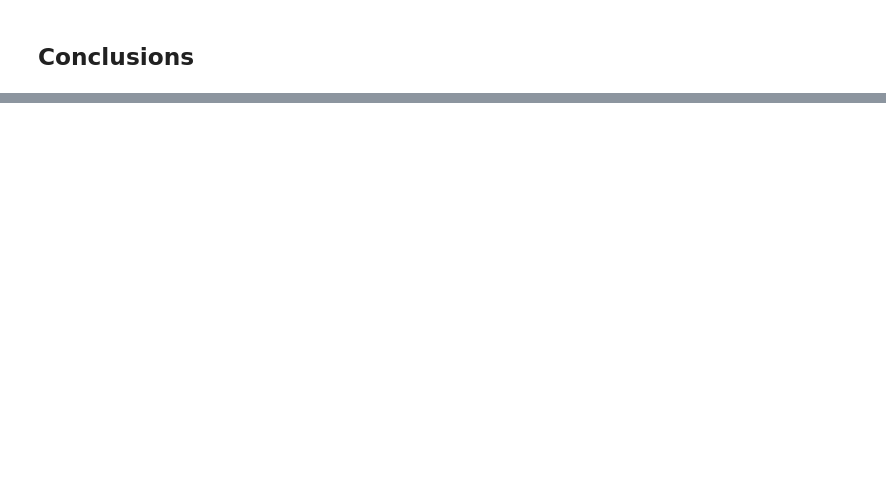
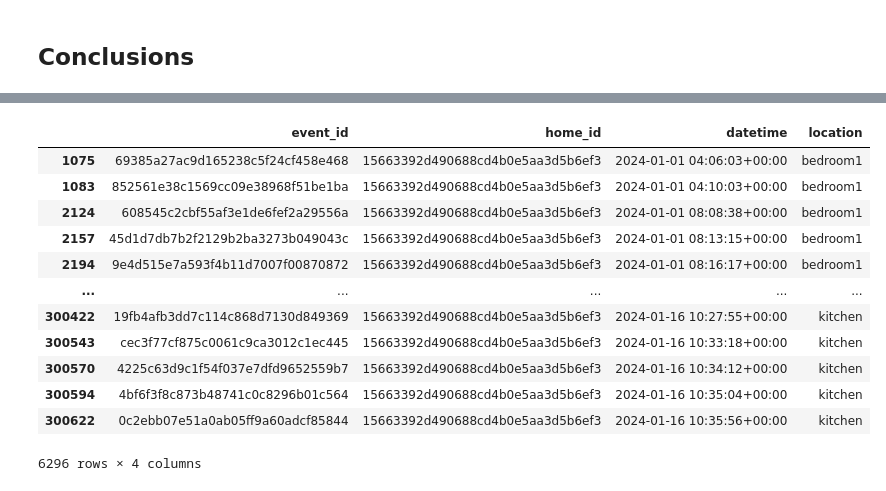
Before and after one commit to DimmestP/minder-assessment, a Jupyter notebook: code/HMO_vs_HSO_classifier.ipynb, the cells around one changed output, grey strips where cells are left out. Drawn from its saved outputs; the diff is of its cells as text; code cells hidden in the pictures; blank space fills up the shorter version.

```diff
--- a/code/HMO_vs_HSO_classifier.ipynb
+++ b/code/HMO_vs_HSO_classifier.ipynb
@@ -195,0 +362,20 @@ modelled_event_counts = modelled_event_counts.join(homes_with_binary_locations.s
+# %%
+new_home_event_raw = motion[motion.home_id.str.contains('15663392d490688cd4b0e5aa3d5b6ef3') & motion.location.str.contains('bedroom1|lounge|bathroom1|hallway|kitchen')]
+
+new_home_event_count = new_home_event_raw.groupby("location").apply(count_events_per_interval, start = "2024-01-01", end = "2024-01-17", interval = "1d", include_groups=False)
+# %%
+new_home_event_raw
+# %% [output]
+|  | event_id | home_id | datetime | location |
+| 1075 | 69385a27ac9d165238c5f24cf458e468 | 15663392d490688cd4b0e5aa3d5b6ef3 | 2024-01-01 04:06:03+00:00 | bedroom1 |
+| 1083 | 852561e38c1569cc09e38968f51be1ba | 15663392d490688cd4b0e5aa3d5b6ef3 | 2024-01-01 04:10:03+00:00 | bedroom1 |
+| 2124 | 608545c2cbf55af3e1de6fef2a29556a | 15663392d490688cd4b0e5aa3d5b6ef3 | 2024-01-01 08:08:38+00:00 | bedroom1 |
+| 2157 | 45d1d7db7b2f2129b2ba3273b049043c | 15663392d490688cd4b0e5aa3d5b6ef3 | 2024-01-01 08:13:15+00:00 | bedroom1 |
+| 2194 | 9e4d515e7a593f4b11d7007f00870872 | 15663392d490688cd4b0e5aa3d5b6ef3 | 2024-01-01 08:16:17+00:00 | bedroom1 |
+| ... | ... | ... | ... | ... |
+| 300422 | 19fb4afb3dd7c114c868d7130d849369 | 15663392d490688cd4b0e5aa3d5b6ef3 | 2024-01-16 10:27:55+00:00 | kitchen |
+| 300543 | cec3f77cf875c0061c9ca3012c1ec445 | 15663392d490688cd4b0e5aa3d5b6ef3 | 2024-01-16 10:33:18+00:00 | kitchen |
+| 300570 | 4225c63d9c1f54f037e7dfd9652559b7 | 15663392d490688cd4b0e5aa3d5b6ef3 | 2024-01-16 10:34:12+00:00 | kitchen |
+| 300594 | 4bf6f3f8c873b48741c0c8296b01c564 | 15663392d490688cd4b0e5aa3d5b6ef3 | 2024-01-16 10:35:04+00:00 | kitchen |
+| 300622 | 0c2ebb07e51a0ab05ff9a60adcf85844 | 15663392d490688cd4b0e5aa3d5b6ef3 | 2024-01-16 10:35:56+00:00 | kitchen |
+6296 rows × 4 columns
```
Also changed, not shown: parts of 27 cells of this notebook, 1 other file.
